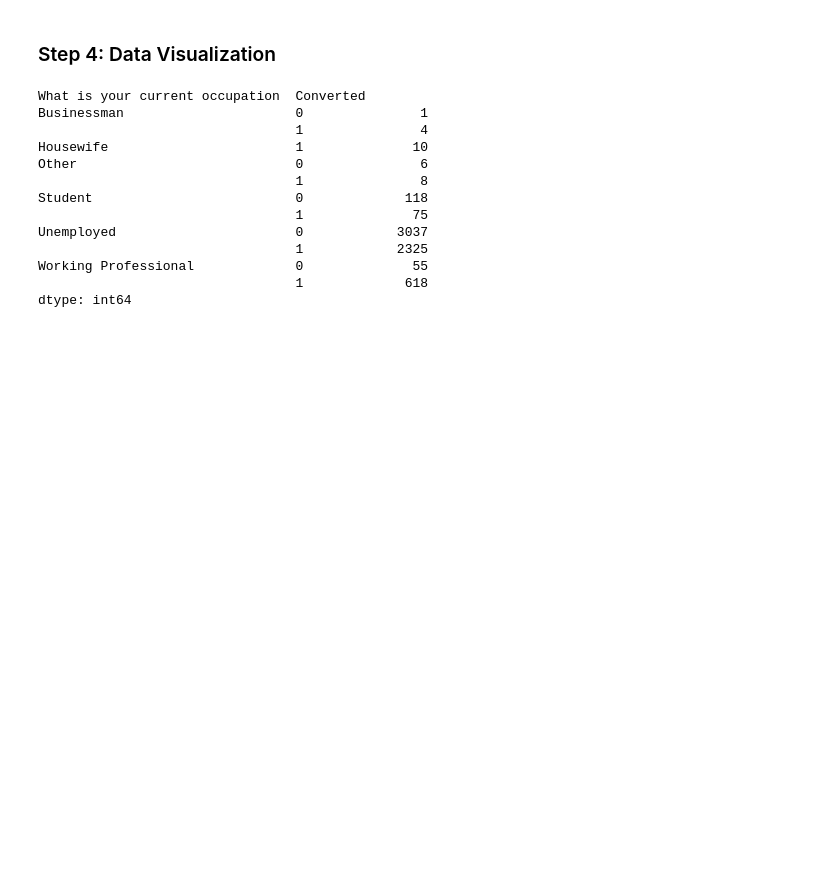
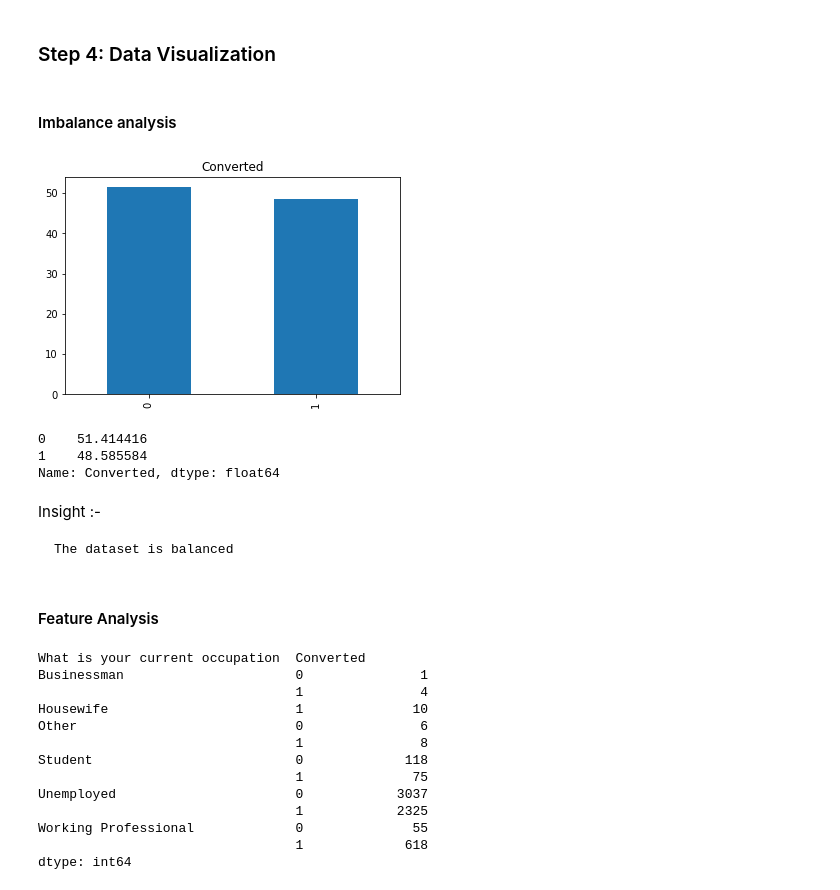
Before and after one commit to SreedeviRamachandran/lead_scoring_case_study, a Jupyter notebook: Lead_Scoring_Case_Study.ipynb, the cells around one changed output. Saved outputs shown, nothing was run; the diff lists cells and outputs as text; code cells hidden in the pictures; blank space fills up the shorter version.

```diff
--- a/Lead_Scoring_Case_Study.ipynb
+++ b/Lead_Scoring_Case_Study.ipynb
@@ -441,6 +441,27 @@ def eda_graph(column1):
     plt.ylabel('Percentage of Conversions')
     bar1.legend_.remove()
     plt.show()
+# %% [markdown]
+#### Imbalance analysis
+# %%
+### Analyzing the Target Variable
+(df.Converted.value_counts(normalize=True)*100).plot.bar()
+plt.title('Converted')
+plt.show()
+# %% [output]
+[figure, added]
+# %%
+df.Converted.value_counts(normalize=True)*100
+# %% [output]
+0    51.414416
+1    48.585584
+Name: Converted, dtype: float64
+# %% [markdown]
+Insight :-
+
+    The dataset is balanced
+# %% [markdown]
+#### Feature Analysis
 # %%
 df[['What is your current occupation','Converted']].value_counts(sort=False)
 # %% [output]
```
Also changed, not shown: parts of 15 cells of this notebook, 4 other files.
